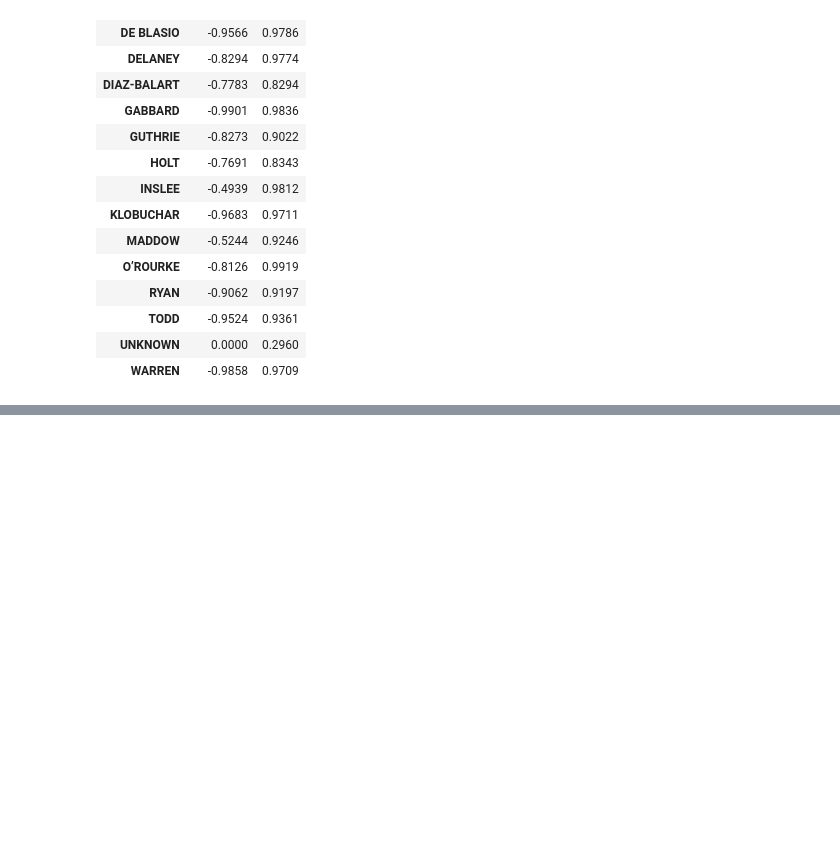
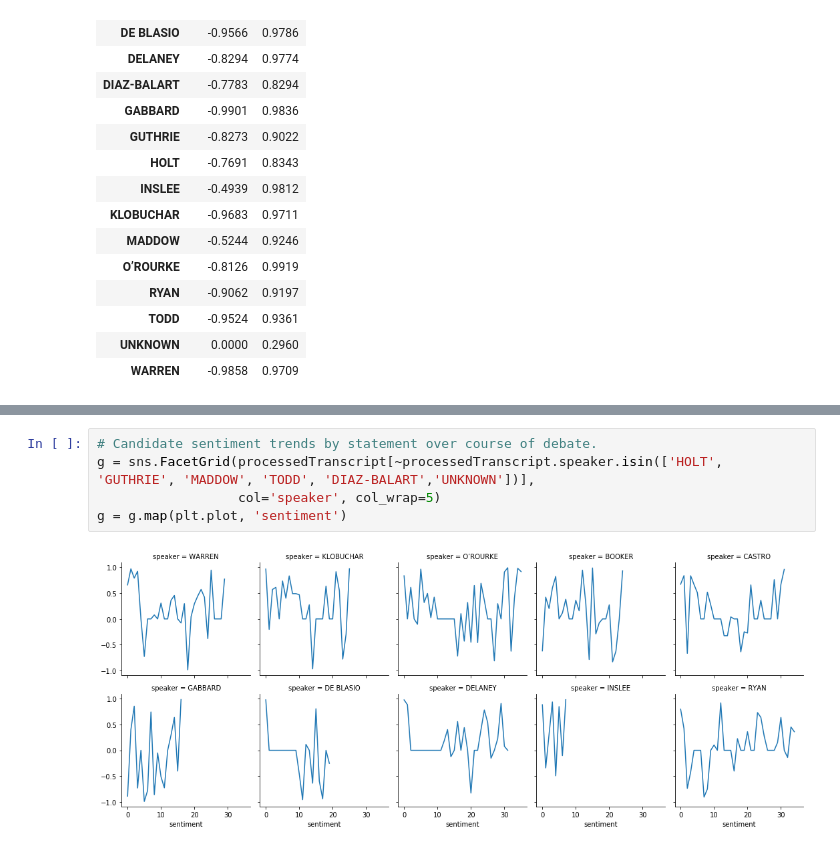
Before and after one commit to joshmattingly/Democratic-Debate-Sentiment-Analysis, a Jupyter notebook: Sentiment Analysis.ipynb, the cells around one changed output, grey strips where cells are left out. Cells and saved outputs as stored; diff of their text form; blank space fills up the shorter version.

```diff
--- a/Sentiment Analysis.ipynb
+++ b/Sentiment Analysis.ipynb
@@ -214,0 +232,7 @@ pd.concat([maxNeg,maxPos],axis=1)
+# %%
+# Candidate sentiment trends by statement over course of debate.
+g = sns.FacetGrid(processedTranscript[~processedTranscript.speaker.isin(['HOLT', 'GUTHRIE', 'MADDOW', 'TODD', 'DIAZ-BALART','UNKNOWN'])],
+                  col='speaker', col_wrap=5)
+g = g.map(plt.plot, 'sentiment')
+# %% [output]
+[figure, added]
```
Also changed, not shown: parts of 3 cells of this notebook, 1 other file.
